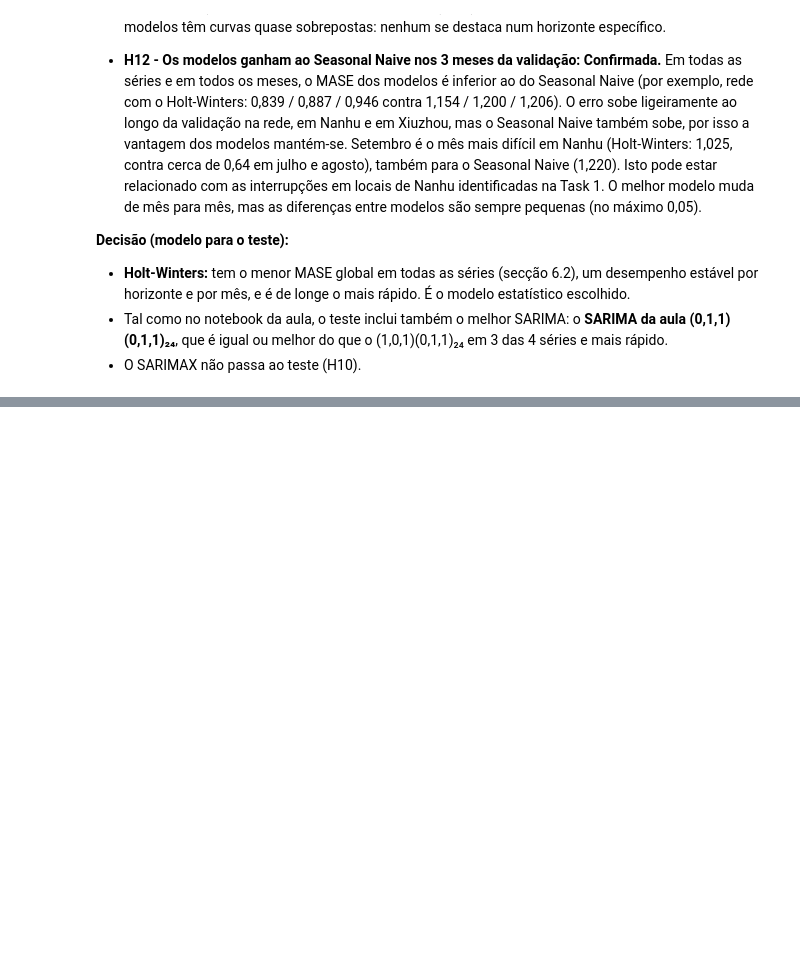
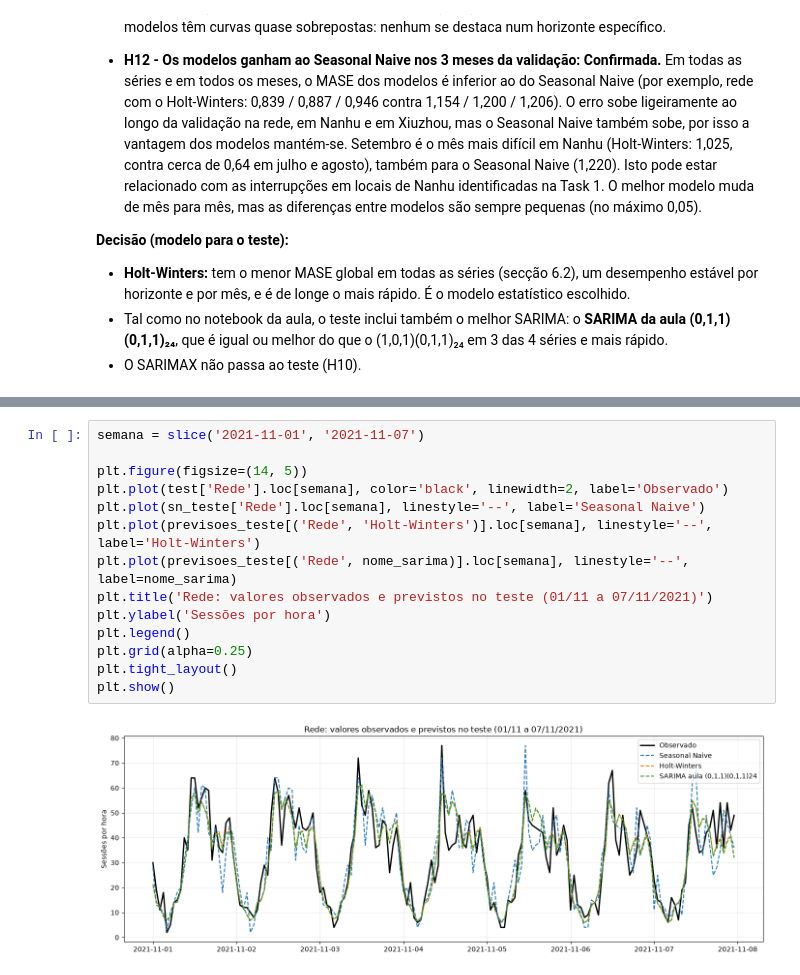
Before and after one commit to 1231478-Ellah-Fleischmann/MINDD-PROJETO-2, a Jupyter notebook: task2.ipynb, the cells around one changed output, grey strips where cells are left out. Cells and saved outputs as stored; diff of their text form; blank space fills up the shorter version.

```diff
--- a/task2.ipynb
+++ b/task2.ipynb
@@ -854,0 +942,16 @@ pd.DataFrame(linhas).set_index(['Série', 'Modelo']).round(3)
+# %%
+semana = slice('2021-11-01', '2021-11-07')
+
+plt.figure(figsize=(14, 5))
+plt.plot(test['Rede'].loc[semana], color='black', linewidth=2, label='Observado')
+plt.plot(sn_teste['Rede'].loc[semana], linestyle='--', label='Seasonal Naive')
+plt.plot(previsoes_teste[('Rede', 'Holt-Winters')].loc[semana], linestyle='--', label='Holt-Winters')
+plt.plot(previsoes_teste[('Rede', nome_sarima)].loc[semana], linestyle='--', label=nome_sarima)
+plt.title('Rede: valores observados e previstos no teste (01/11 a 07/11/2021)')
+plt.ylabel('Sessões por hora')
+plt.legend()
+plt.grid(alpha=0.25)
+plt.tight_layout()
+plt.show()
+# %% [output]
+[figure, added]
```
Also changed, not shown: parts of 3 cells of this notebook.
